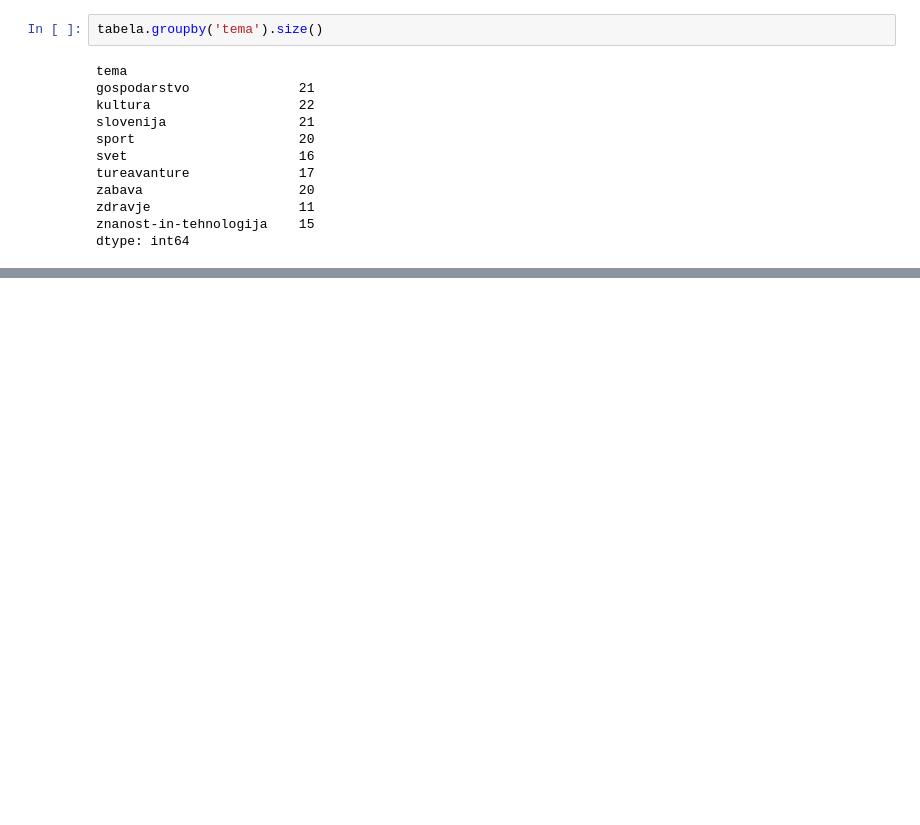
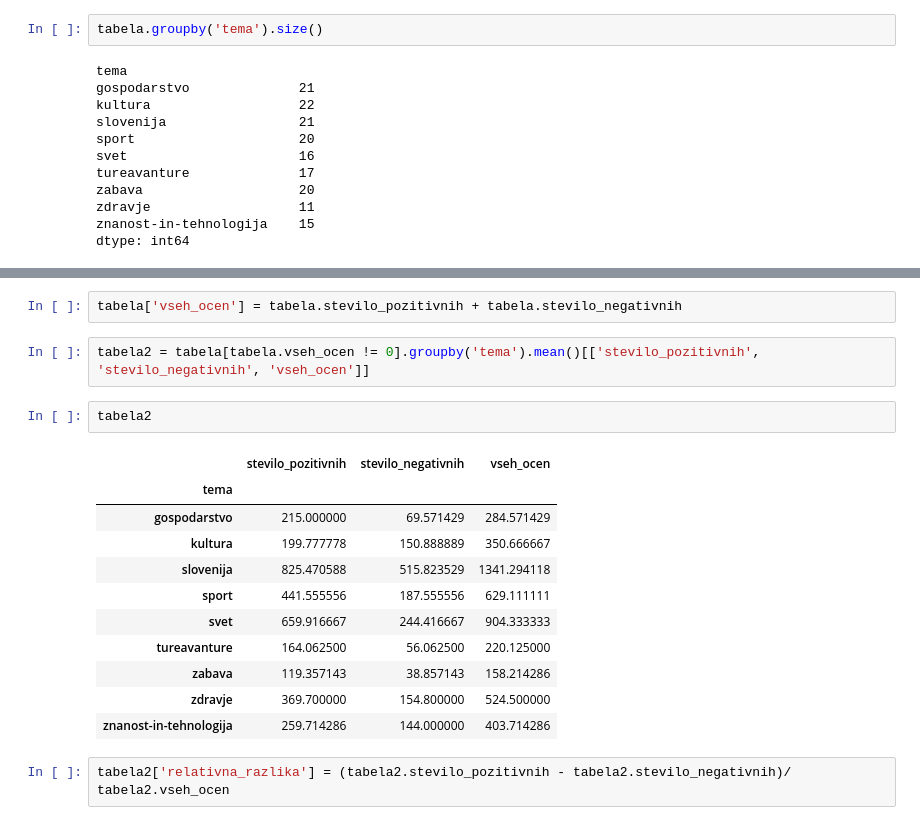
Before and after one commit to SeverinMejak/severin_mejak_projekt_analiza_podatkov, a Jupyter notebook: Projekt_za_prog/projekt_analiza_podatkov.ipynb, the cells around one changed output, grey strips where cells are left out. Cells and saved outputs as stored; diff of their text form; blank space fills up the shorter version.

```diff
--- a/Projekt_za_prog/projekt_analiza_podatkov.ipynb
+++ b/Projekt_za_prog/projekt_analiza_podatkov.ipynb
@@ -94,0 +121,20 @@ tabela.groupby('tema').mean()
+# %%
+tabela['vseh_ocen'] = tabela.stevilo_pozitivnih + tabela.stevilo_negativnih
+# %%
+tabela2 = tabela[tabela.vseh_ocen != 0].groupby('tema').mean()[['stevilo_pozitivnih', 'stevilo_negativnih', 'vseh_ocen']]
+# %%
+tabela2
+# %% [output]
+|  | stevilo_pozitivnih | stevilo_negativnih | vseh_ocen |
+| tema |  |  |  |
+| gospodarstvo | 215.000000 | 69.571429 | 284.571429 |
+| kultura | 199.777778 | 150.888889 | 350.666667 |
+| slovenija | 825.470588 | 515.823529 | 1341.294118 |
+| sport | 441.555556 | 187.555556 | 629.111111 |
+| svet | 659.916667 | 244.416667 | 904.333333 |
+| tureavanture | 164.062500 | 56.062500 | 220.125000 |
+| zabava | 119.357143 | 38.857143 | 158.214286 |
+| zdravje | 369.700000 | 154.800000 | 524.500000 |
+| znanost-in-tehnologija | 259.714286 | 144.000000 | 403.714286 |
+# %%
+tabela2['relativna_razlika'] = (tabela2.stevilo_pozitivnih - tabela2.stevilo_negativnih)/ tabela2.vseh_ocen
```
Also changed, not shown: parts of 10 cells of this notebook.
